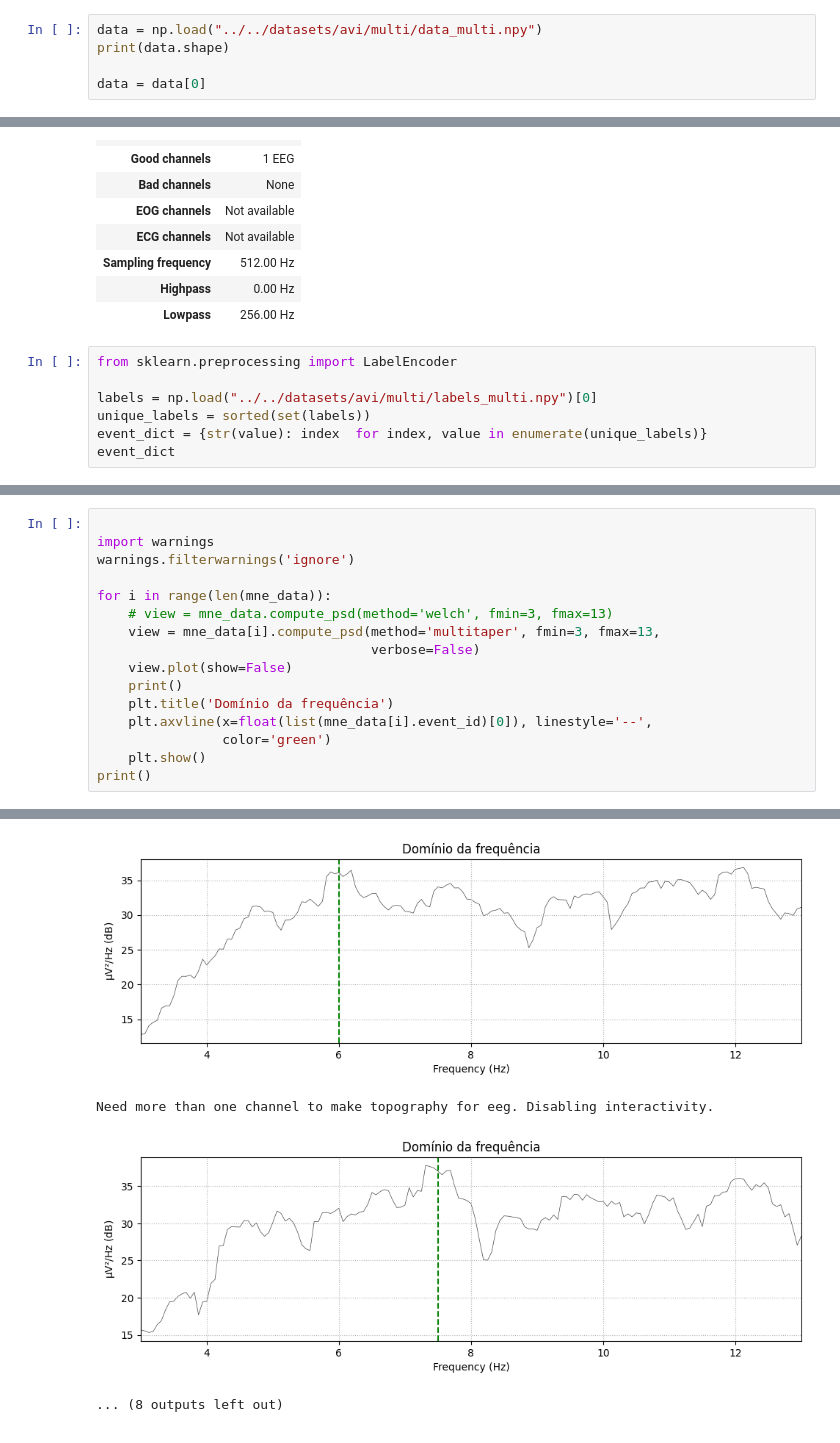
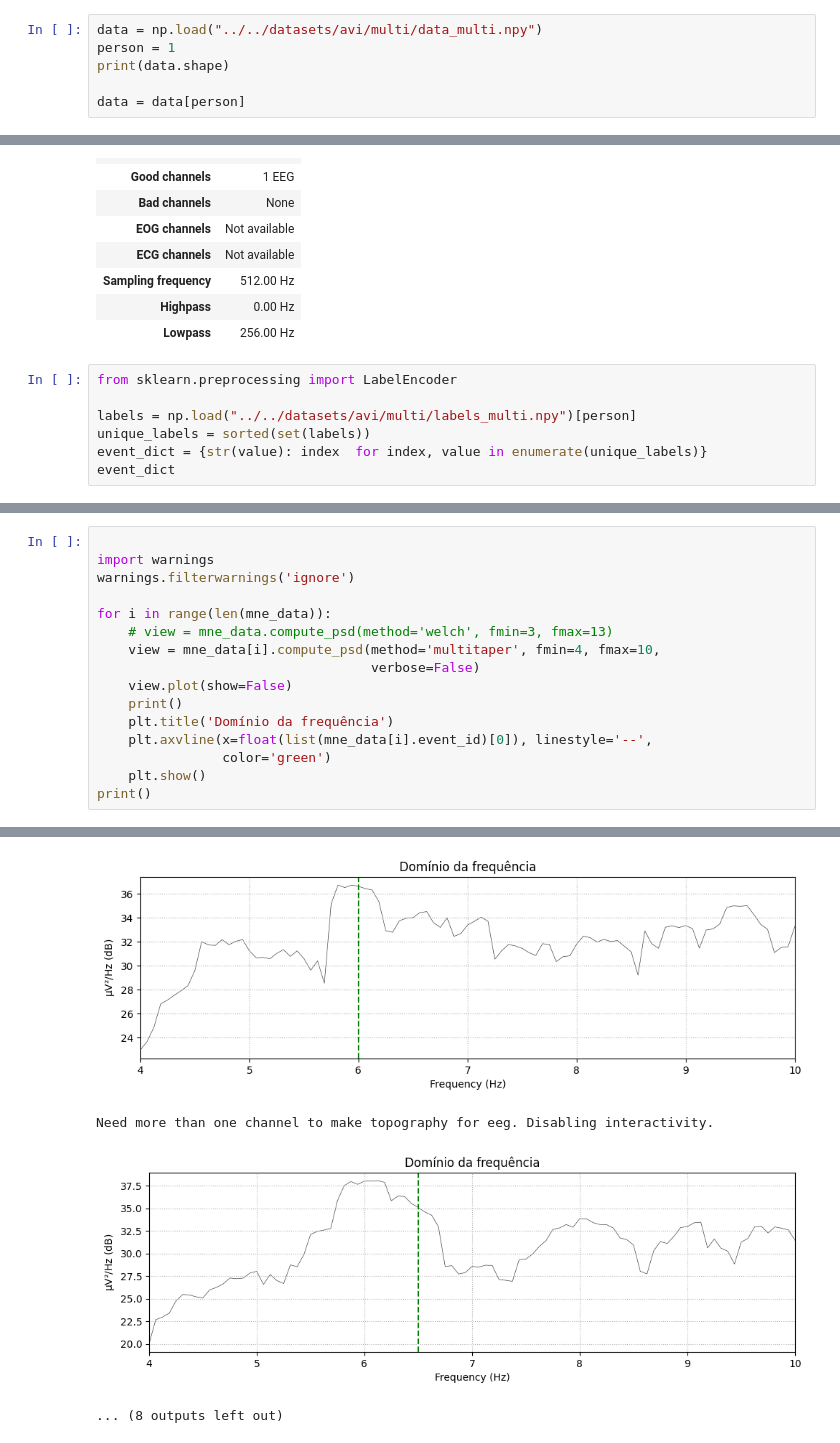
Before and after one commit to JessePires/tutoriais, a Jupyter notebook: SSVEP/src/avi_multitarget/preprocessing.ipynb, the cells around one changed output, grey strips where cells are left out. Drawn from its saved outputs; the diff is of its cells as text.

Commit message:
feat: preprocessing beta data

```diff
--- a/SSVEP/src/avi_multitarget/preprocessing.ipynb
+++ b/SSVEP/src/avi_multitarget/preprocessing.ipynb
@@ -63,9 +63,10 @@ def print_graphs(data):
 Carregamento dos dados de um participante da base de dados AVI:
 # %%
 data = np.load("../../datasets/avi/multi/data_multi.npy")
+person = 1
 print(data.shape)
 
-data = data[0]
+data = data[person]
 # %% [output]
 (8, 10, 8192)
 # %% [markdown]
@@ -101,7 +102,7 @@ info
 # %%
 from sklearn.preprocessing import LabelEncoder
 
-labels = np.load("../../datasets/avi/multi/labels_multi.npy")[0]
+labels = np.load("../../datasets/avi/multi/labels_multi.npy")[person]
 unique_labels = sorted(set(labels))
 event_dict = {str(value): index  for index, value in enumerate(unique_labels)}
 event_dict
@@ -137,7 +139,7 @@ warnings.filterwarnings('ignore')
 
 for i in range(len(mne_data)):
     # view = mne_data.compute_psd(method='welch', fmin=3, fmax=13)
-    view = mne_data[i].compute_psd(method='multitaper', fmin=3, fmax=13,
+    view = mne_data[i].compute_psd(method='multitaper', fmin=4, fmax=10,
                                    verbose=False)
     view.plot(show=False)
     print()
@@ -158,5 +160,5 @@ Need more than one channel to make topography for eeg. Disabling interactivity.
 Need more than one channel to make topography for eeg. Disabling interactivity.
-[figure, old version]
+[figure, new version]
 Need more than one channel to make topography for eeg. Disabling interactivity.
-[figure, old version]
+[figure, new version]
 ... (8 outputs left out)
```
Also changed, not shown: parts of 4 cells of this notebook, 7 other files.
